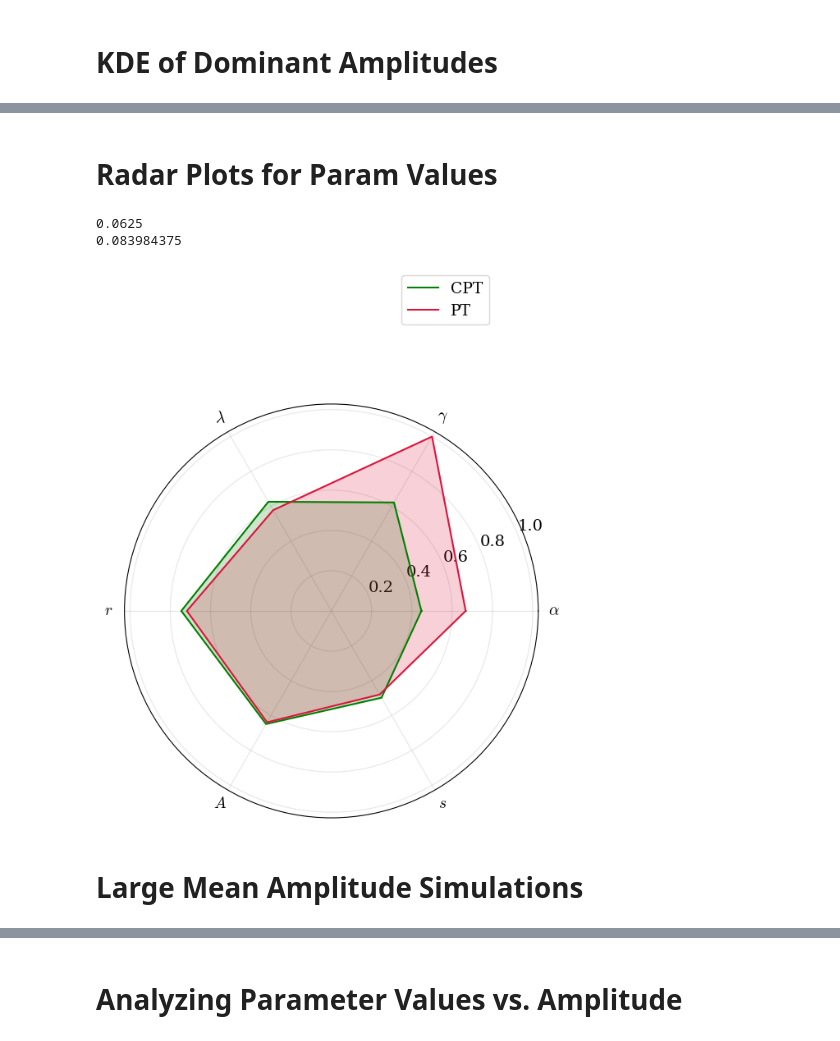
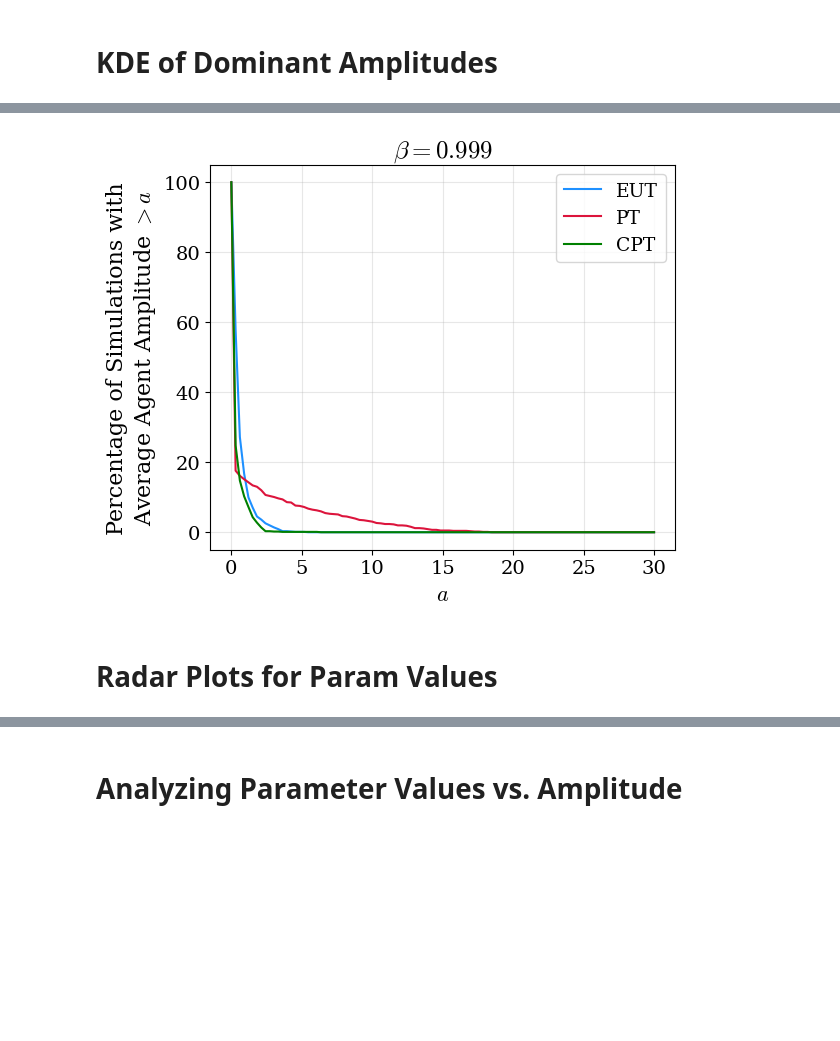
Before and after one commit to charlesaugdupont/cognitive-biases-welfare-volatility, a Jupyter notebook: notebooks/frequency_analysis.ipynb, the cells around one changed output, grey strips where cells are left out. Drawn from its saved outputs; the diff is of its cells as text; code cells hidden in the pictures; blank space fills up the shorter version.

```diff
--- a/notebooks/frequency_analysis.ipynb
+++ b/notebooks/frequency_analysis.ipynb
@@ -215,27 +204,30 @@ plt.show()
 # %%
 plt.figure(figsize=(6,5))
 
 cutoffs = np.linspace(0, 30, 100)
 labels = ["EUT", "PT", "CPT"]
 colors = ["dodgerblue", "crimson", "green"]
-for i, model in enumerate(["eut", "pt", "cpt"]):
-    with open("../"+model + "_dominant_frequencies_amplitudes.pickle", "rb") as f:
+for i, model in enumerate(["data/eut/eut_999/", "data/pt/pt_999/", "data/cpt/cpt_kt_999/"]):
+    with open("../"+model + "dominant_frequencies_amplitudes.pickle", "rb") as f:
         amplitudes = pickle.load(f)
     count = []
     sims = [s["amplitudes"] for s in amplitudes]
     sims = np.concatenate(sims)
     sims = sims[~np.isnan(sims)]
     for mean_dominant_amplitude in cutoffs:
         subset = [x for x in amplitudes if np.mean(x["amplitudes"]) > mean_dominant_amplitude]
         count.append(100 * len(subset)/1024)
     plt.plot(cutoffs, count, label=labels[i], color=colors[i])
 
 plt.legend()
 plt.grid()
 plt.ylabel("Percentage of Simulations with" + "\n"+ r"Average Agent Amplitude $> a$")
 plt.xlabel(r"$a$")
-plt.savefig("../figures/percent_simulations_amplitude.pdf", bbox_inches="tight")
+plt.title(r"$\beta=0.999$")
+#plt.savefig("../figures/percent_simulations_amplitude.pdf", bbox_inches="tight")
 plt.show()
+# %% [output]
+[figure, added]
 # %% [markdown]
 # Radar Plots for Param Values
 # %%
@@ -265,56 +245,0 @@ pt_P, pt_y = load_data("pt")
-# %%
-def prepare_radar_data(params, y, threshold):
-    """Compute normalized average values and radar angles for plotting."""
-    baseline = params[y<threshold]
-    avg_baseline = np.mean(baseline, axis=0)
-    min_vals_baseline = np.min(baseline, axis=0)
-    max_vals_baseline = np.max(baseline, axis=0)
-    normalized_avg_baseline = (avg_baseline - min_vals_baseline) / (max_vals_baseline - min_vals_baseline)
-
-    significant = params[y>=threshold]
-    print(len(significant)/1024)
-    avg_significant = np.mean(significant, axis=0)
-    min_vals_significant = np.min(baseline, axis=0)
-    max_vals_significant = np.max(baseline, axis=0)
-    normalized_avg_significant = (avg_significant - min_vals_significant) / (max_vals_significant - min_vals_significant)
-
-    # Compute angles for radar plot
-    num_vars = params.shape[1]
-    angles = np.linspace(0, 2 * np.pi, num_vars, endpoint=False).tolist()
-
-    # Close the radar plot
-    normalized_avg_baseline = np.concatenate((normalized_avg_baseline, [normalized_avg_baseline[0]]))
-    normalized_avg_significant = np.concatenate((normalized_avg_significant, [normalized_avg_significant[0]]))
-    angles += angles[:1]
-
-    return normalized_avg_baseline, normalized_avg_significant, angles
-
-# Prepare radar data
-cpt_baseline, cpt_significant, cpt_angles = prepare_radar_data(cpt_P, cpt_y, threshold=20)
-pt_baseline, pt_significant, pt_angles = prepare_radar_data(pt_P, pt_y, threshold=20)
-pt_significant[np.isnan(pt_significant)] = 1
-# %% [output]
-0.0625
-0.083984375
-# %%
-def plot_radar_chart(ax, angles, data_cpt, data_pt, labels, legend=True):
-    """Helper function to plot a single radar chart."""
-    ax.plot(angles, data_cpt, color="green", linewidth=1.5, linestyle='solid', label='CPT')
-    ax.fill(angles, data_cpt, color="green", alpha=0.2)
-    ax.plot(angles, data_pt, color="crimson", linewidth=1.5, linestyle='solid', label='PT')
-    ax.fill(angles, data_pt, color="crimson", alpha=0.2)
-    ax.set_xticks(angles[:-1])
-    ax.set_xticklabels(labels)
-    if legend:
-        ax.legend(bbox_to_anchor=(0.9, 1.33))
-
-fig, ax = plt.subplots(1, 1, figsize=(6, 8), subplot_kw=dict(polar=True))
-cpt_labels = [r"$\alpha$", r"$\gamma$", r"$\lambda$", r"$r$", r"$A$", r"$s$"]
-plot_radar_chart(ax, cpt_angles, cpt_significant, pt_significant, cpt_labels, legend=True)
-plt.tight_layout()
-plt.savefig("../figures/amplitude_radars.pdf", bbox_inches="tight")
-plt.show()
-# %% [output]
-[figure, removed]
-# %% [markdown]
-# Large Mean Amplitude Simulations
```
Also changed, not shown: parts of 19 cells of this notebook.
